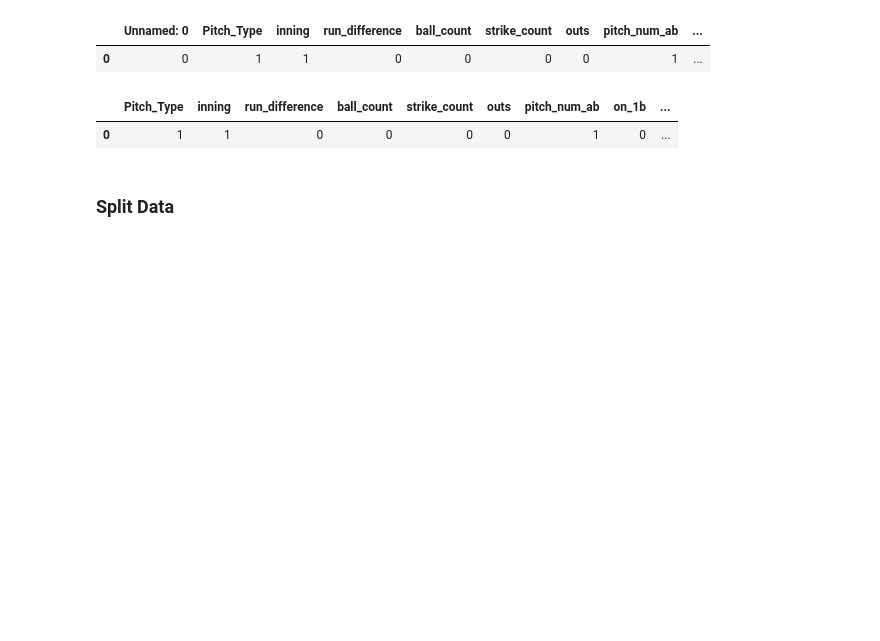
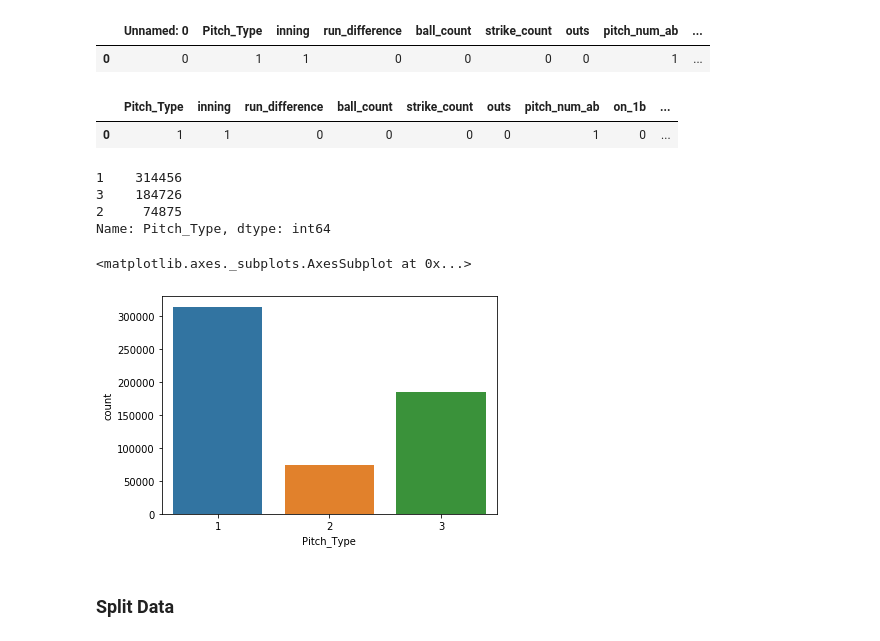
Before and after one commit to Mattsantos541/pitch_predict, a Jupyter notebook: OHtop50_Model.ipynb, the cells around one changed output. Drawn from its saved outputs; the diff is of its cells as text; code cells hidden in the pictures; blank space fills up the shorter version.

```diff
--- a/OHtop50_Model.ipynb
+++ b/OHtop50_Model.ipynb
@@ -27,6 +28,18 @@ df.head(1)
 # %% [output]
 |  | Pitch_Type | inning | run_difference | ball_count | strike_count | outs | pitch_num_ab | on_1b | ... |
 | 0 | 1 | 1 | 0 | 0 | 0 | 0 | 1 | 0 | ... |
+# %%
+df['Pitch_Type'].value_counts()
+# %% [output]
+1    314456
+3    184726
+2     74875
+Name: Pitch_Type, dtype: int64
+# %%
+sns.countplot(x=df['Pitch_Type'])
+# %% [output]
+<matplotlib.axes._subplots.AxesSubplot at 0x...>
+[figure, added]
 # %% [markdown]
 ### Split Data
 # %%
```
Also changed, not shown: parts of 15 cells of this notebook.
